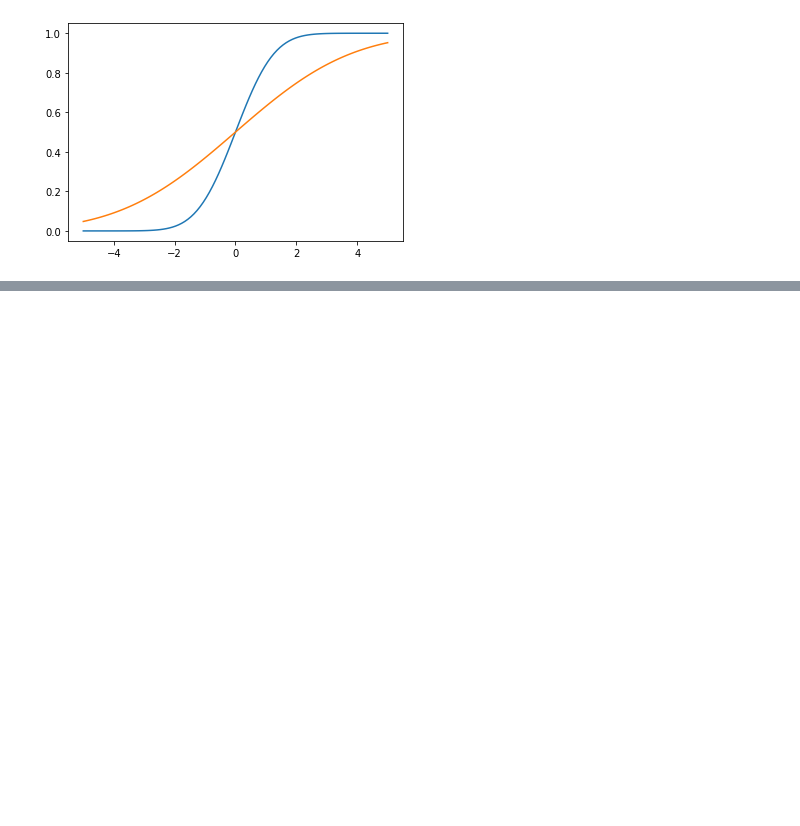
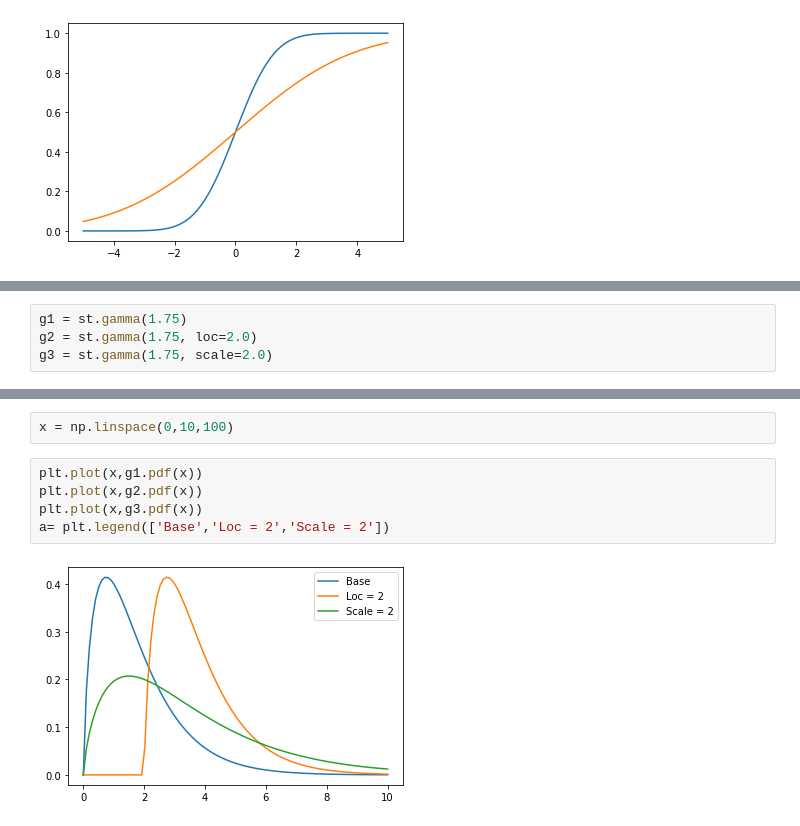
Before and after one commit to sawyerap/PythonDataViz, a Jupyter notebook: distributions.ipynb, the cells around one changed output, grey strips where cells are left out. Drawn from its saved outputs; the diff is of its cells as text; blank space fills up the shorter version.

```diff
--- a/distributions.ipynb
+++ b/distributions.ipynb
@@ -42,0 +68,4 @@ a= plt.plot(x,norm3.cdf(x))
+# %%
+g1 = st.gamma(1.75)
+g2 = st.gamma(1.75, loc=2.0)
+g3 = st.gamma(1.75, scale=2.0)
@@ -42,0 +82,9 @@ a= plt.plot(x,norm3.cdf(x))
+# %%
+x = np.linspace(0,10,100)
+# %%
+plt.plot(x,g1.pdf(x))
+plt.plot(x,g2.pdf(x))
+plt.plot(x,g3.pdf(x))
+a= plt.legend(['Base','Loc = 2','Scale = 2'])
+# %% [output]
+[figure, added]
```
Also changed, not shown: parts of 8 cells of this notebook.
